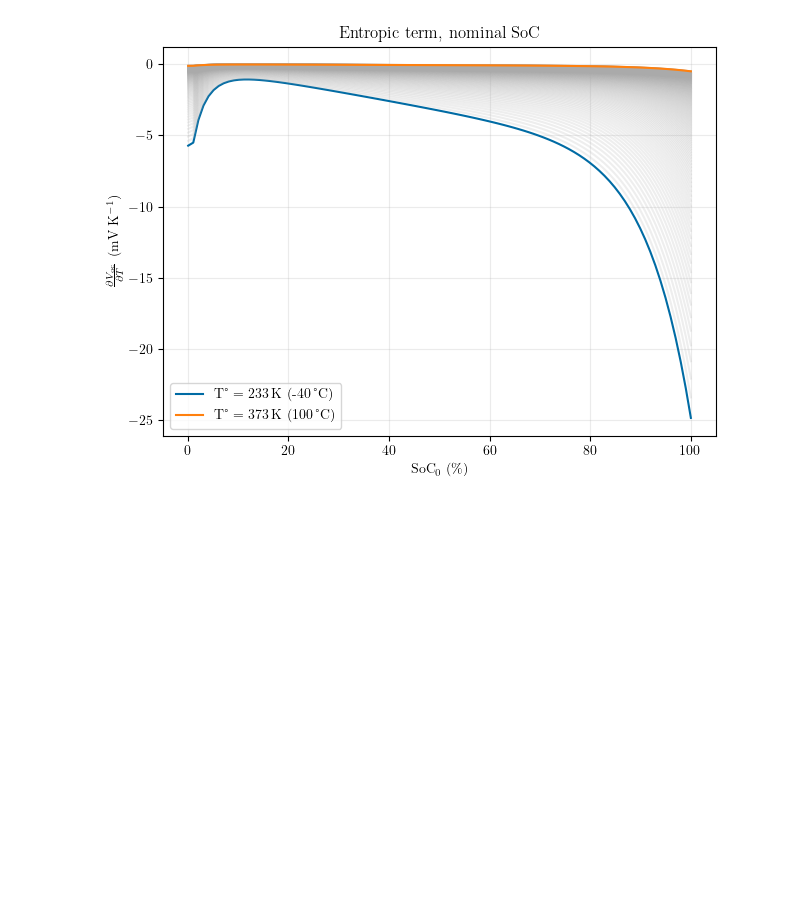
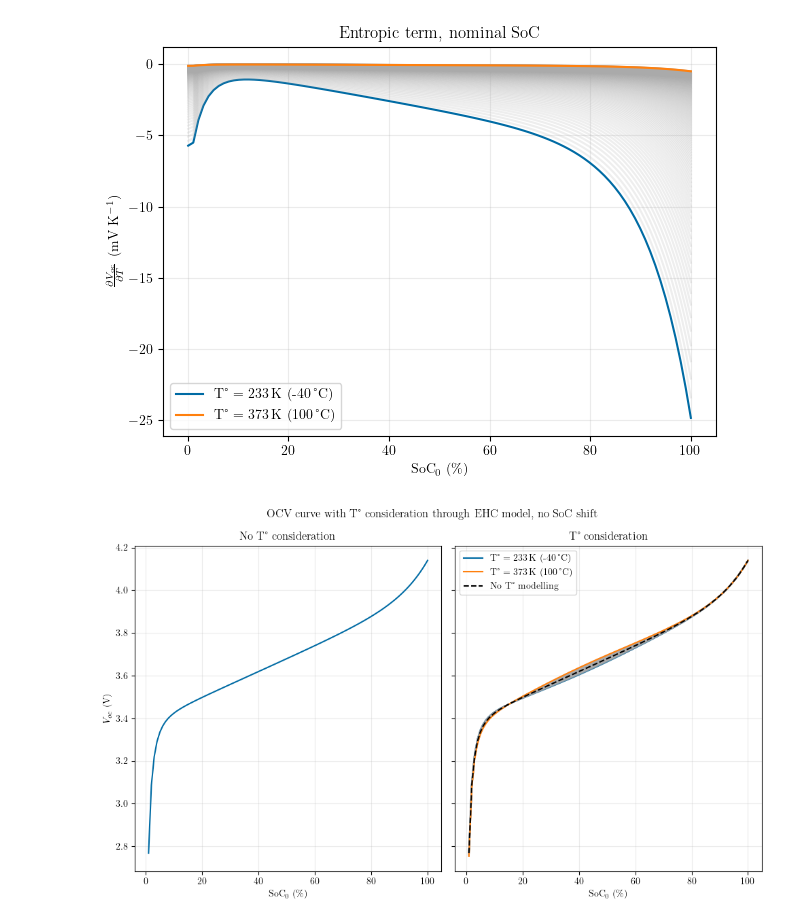
Before and after one commit to prognostics-lab/lion, a Jupyter notebook: experiments.ipynb, the cells around one changed output. Saved outputs shown, nothing was run; the diff lists cells and outputs as text; code cells hidden in the pictures; blank space fills up the shorter version.

Commit message:
Added an EHC model and did some calculations with said model

```diff
--- a/experiments.ipynb
+++ b/experiments.ipynb
@@ -103,6 +103,14 @@ OCV_ALPHA = 0.15
 OCV_BETA = 17
 OCV_GAMMA = 10.5
 OCV_PARAMS = OcvParams(OCV_V0, OCV_VL, OCV_ALPHA, OCV_BETA, OCV_GAMMA)
+
+EhcParams = namedtuple("EhcParams", "amplitude kappa mu sigma l")
+EHC_AMPLITUDE = 0.04e-3
+EHC_KAPPA = 3
+EHC_MU = 0.4
+EHC_SIGMA = 0.05
+EHC_LAMBDA = 7
+EHC_PARAMS = EhcParams(EHC_AMPLITUDE, EHC_KAPPA, EHC_MU, EHC_SIGMA, EHC_LAMBDA)
 
 # Simulation parameters
 EPSILON = 1e-9
@@ -147,6 +155,14 @@ def celsius_to_kelvin(deg):
 
 def kelvin_to_celsius(deg):
     return deg - ZERO_CELSIUS_IN_KELVIN
+
+
+def entropy_change(soc, ehc_params=EHC_PARAMS):
+    return ehc_params.amplitude * (np.exp(-(soc - ehc_params.mu)**2 / (2 * ehc_params.sigma)) / np.sqrt(2 * np.pi * ehc_params.sigma ** 2) - ehc_params.l * np.exp(-ehc_params.kappa * soc))
+
+
+def calculate_ocv_temperature(soc, temperature, ocv_params=OCV_PARAMS, ehc_params=EHC_PARAMS, t_ref=T_REF):
+    return calculate_ocv(soc, ocv_params) + (temperature - t_ref) * entropy_change(soc, ehc_params)
 # %%
 fig, (ax, ax_coeff) = plt.subplots(1, 2, figsize=(10, 5))
 soc = np.linspace(0, 1, 100)
@@ -231,3 +247,33 @@ fig.savefig(os.path.join(TEMP_IMG_DIR, f"entropy_change.{SAVE_FMT}"), **SAVEFIG_
 plt.show()
 # %% [output]
 [figure]
+# %%
+fig, (ax, ax_t) = plt.subplots(1, 2, figsize=(10, 6), sharey=True, sharex=True)
+soc = np.linspace(0.01, 1, 100)
+temperatures = np.linspace(celsius_to_kelvin(-40), celsius_to_kelvin(100), 100)
+
+ax.plot(100 * soc, calculate_ocv(soc))
+ax.set_title("No T° consideration")
+ax.grid(alpha=0.25)
+ax.set_xlabel("$\\mathrm{{SoC}}_0$ (\\%)")
+ax.set_ylabel("$V_{{oc}}$ (V)")
+
+for t in temperatures:
+    ocv = calculate_ocv_temperature(soc, t)
+    if t == temperatures[0] or t == temperatures[-1]:
+        ax_t.plot(100 * soc, ocv, label=f"T° = {t:.0f}\\,K ({kelvin_to_celsius(t):.0f}\\,°C)")
+    else:
+        ax_t.plot(100 * soc, ocv, alpha=0.1, color="#aaa")
+ax_t.plot(100 * soc, calculate_ocv(soc), linestyle="--", color="#000", label="No T° modelling")
+ax_t.set_title("T° consideration")
+ax_t.grid(alpha=0.25)
+ax_t.set_xlabel("$\\mathrm{{SoC}}_0$ (\\%)")
+ax_t.legend()
+
+fig.suptitle("OCV curve with T° consideration through EHC model, no SoC shift")
+fig.tight_layout()
+
+fig.savefig(os.path.join(TEMP_IMG_DIR, f"ocv_ehc.{SAVE_FMT}"), **SAVEFIG_PARAMS)
+plt.show()
+# %% [output]
+[figure, added]
```
Also changed, not shown: parts of 2 cells of this notebook, 1 other file.
